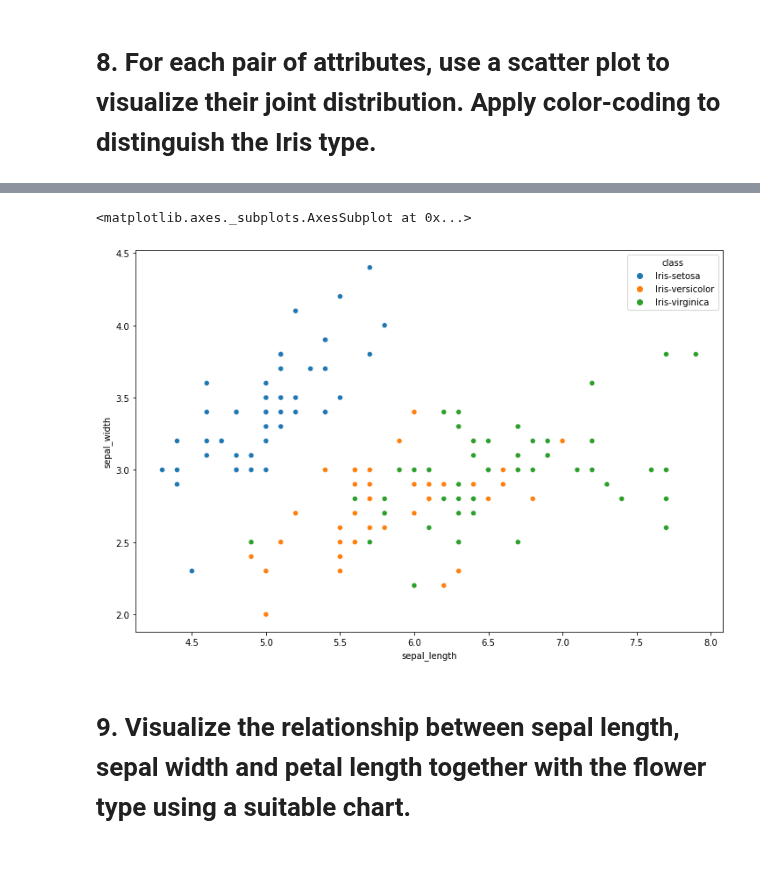
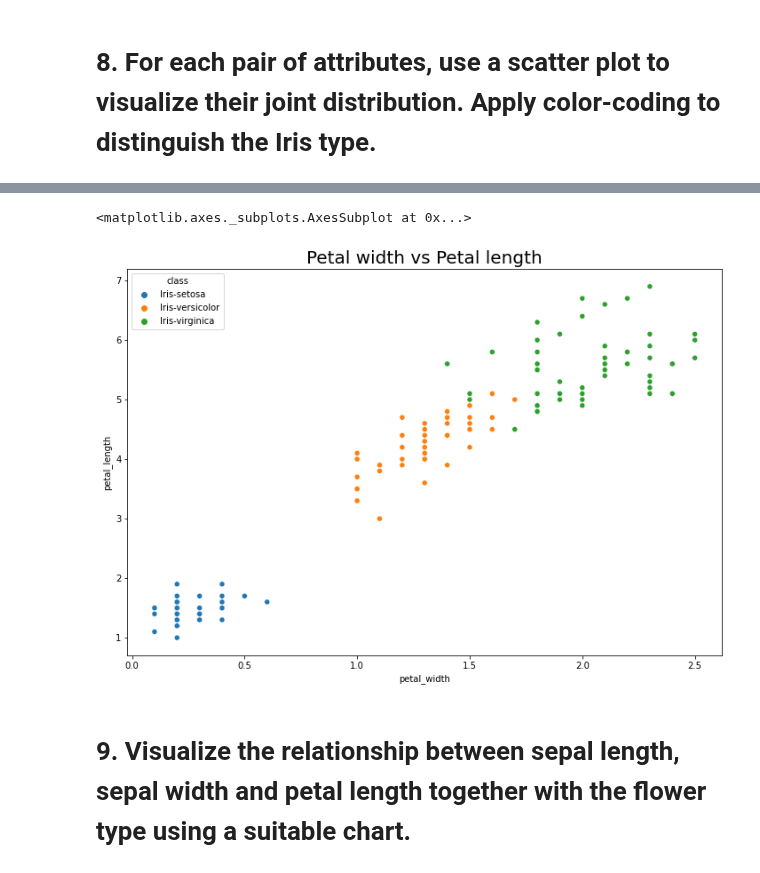
Before and after one commit to ravinduf/ml-group-assignment, a Jupyter notebook: group_assignment.ipynb, the cells around one changed output, grey strips where cells are left out. Drawn from its saved outputs; the diff is of its cells as text; code cells hidden in the pictures.

```diff
--- a/group_assignment.ipynb
+++ b/group_assignment.ipynb
@@ -197,9 +202,10 @@ sns.scatterplot(data=df, x="sepal_width", y="petal_width", hue="class")
 # %%
 plt.figure(figsize = (12, 8))
-sns.scatterplot(data=df, x="sepal_length", y="sepal_width", hue="class")
+plt.title("Petal width vs Petal length", fontsize = 20)
+sns.scatterplot(data=df, x="petal_width", y="petal_length", hue="class")
 # %% [output]
 <matplotlib.axes._subplots.AxesSubplot at 0x...>
-[figure, old version]
+[figure, new version]
 # %% [markdown]
 # 9. Visualize the relationship between sepal length, sepal width and petal length together with the flower type using a suitable chart.
 # %%
```
Also changed, not shown: parts of 5 cells of this notebook.
